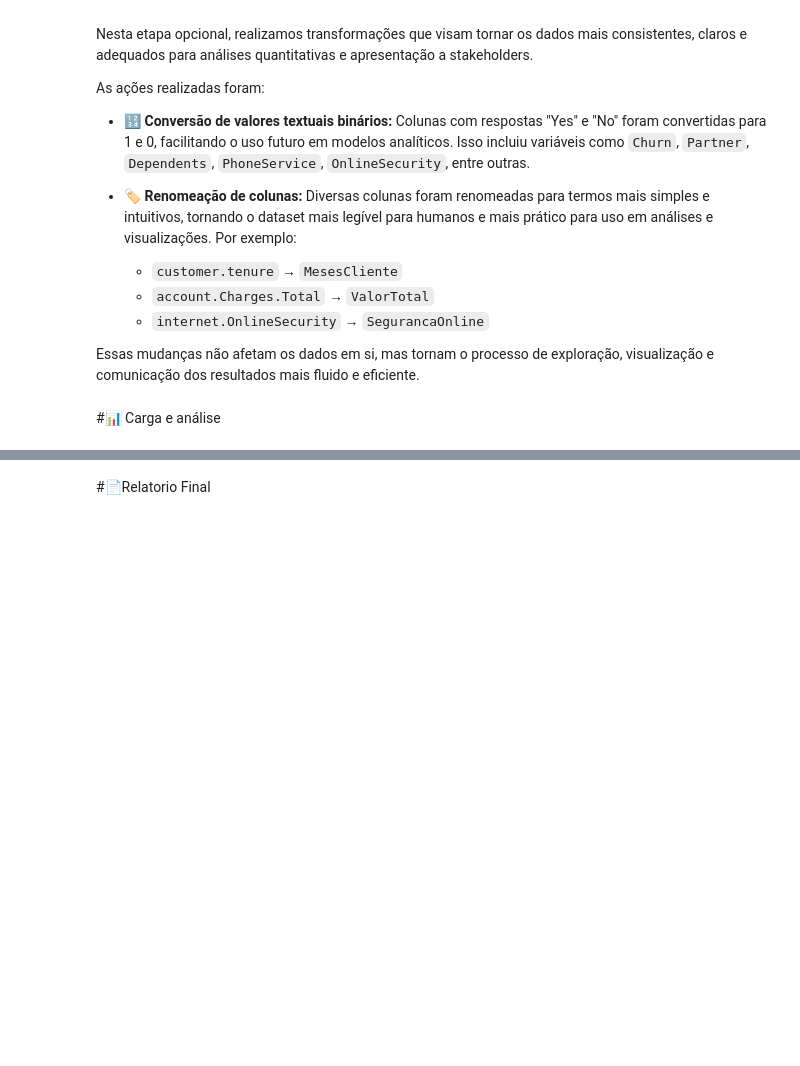
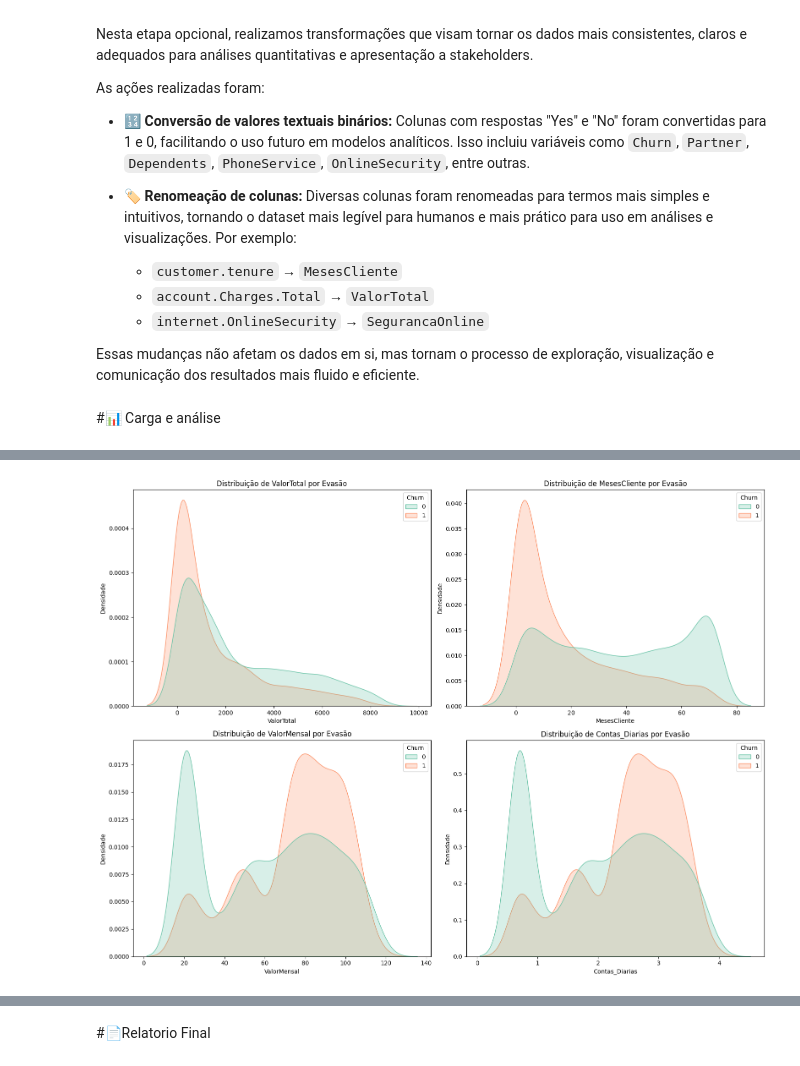
Before and after one commit to jorge218230/ChallengeAluraTelecomX, a Jupyter notebook: TelecomX_BR.ipynb, the cells around one changed output, grey strips where cells are left out. Saved outputs shown, nothing was run; the diff lists cells and outputs as text; code cells hidden in the pictures; blank space fills up the shorter version.

```diff
--- a/TelecomX_BR.ipynb
+++ b/TelecomX_BR.ipynb
@@ -366,0 +505,22 @@ Essas mudanças não afetam os dados em si, mas tornam o processo de exploraçã
+# %%
+import seaborn as sns
+import matplotlib.pyplot as plt
+
+# Variáveis numéricas a analisar
+variaveis_numericas = ['ValorTotal', 'MesesCliente', 'ValorMensal', 'Contas_Diarias']
+
+# Tamanho do gráfico
+plt.figure(figsize=(16, 12))
+
+# Criar um gráfico para cada variável numérica
+for i, var in enumerate(variaveis_numericas, 1):
+    plt.subplot(2, 2, i)
+    sns.kdeplot(data=df_tratado, x=var, hue='Churn', fill=True, common_norm=False, palette='Set2')
+    plt.title(f'Distribuição de {var} por Evasão')
+    plt.xlabel(var)
+    plt.ylabel('Densidade')
+
+plt.tight_layout()
+plt.show()
+# %% [output]
+[figure, added]
```
Also changed, not shown: parts of 9 cells of this notebook.
